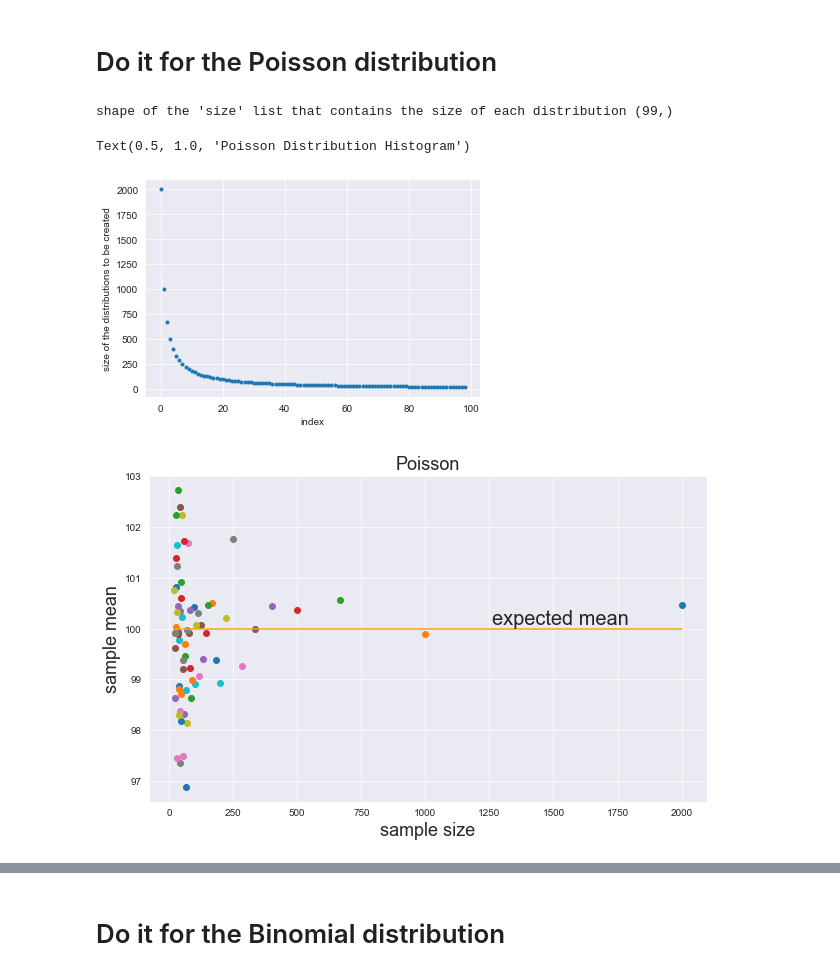
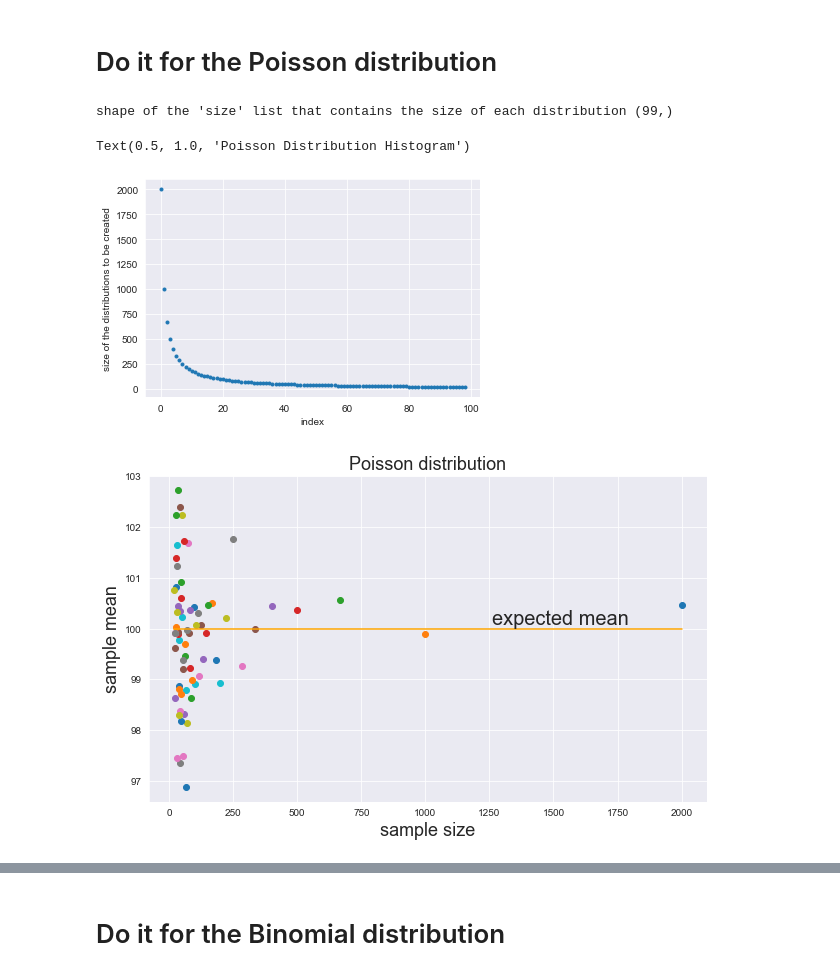
Before and after one commit to siddpatel1/DSPS_SPatel, a Jupyter notebook: HW2/SidPatel_CentralLimitTheorem.ipynb, the cells around one changed output, grey strips where cells are left out. Drawn from its saved outputs; the diff is of its cells as text; code cells hidden in the pictures.

```diff
--- a/HW2/SidPatel_CentralLimitTheorem.ipynb
+++ b/HW2/SidPatel_CentralLimitTheorem.ipynb
@@ -81,7 +81,7 @@ mydists['chisq'][100] = np.random.chisquare(mymean, size=100)
 #             a dictionary by the key 'chisq'
 # mydists['chisq'] is a dictionary with one object in it:
 #             an array of 100 elements by the key 100
-
+md = mydists
 pl.hist(md['chisq'][100], bins = 30)
 pl.ylabel('N')
 pl.xlabel('x');
@@ -175,28 +174,29 @@ pl.xlabel("index")
 pl.ylabel("size of the distributions to be created");
 
 for n in NORMmysize:
-    md['lnorm'][n] = np.random.normal(normMEAN, size = n)
+    distSID['lnorm'][n] = np.random.normal(normMEAN, size = n)
 
-md['lnorm']['means'] = {}
+distSID['lnorm']['means'] = {}
 axNorm = pl.figure(figsize=(10,6)).add_subplot(111)
 
-for nn in md['lnorm']:
+for nn in distSID['lnorm']:
     if not type(nn) == str: # needed because one element is "mean"
-        md['lnorm']['means'][nn] = md['lnorm'][nn].mean()
+        distSID['lnorm']['means'][nn] = distSID['lnorm'][nn].mean()
         #and plot it
-        axNorm.plot(nn, md['lnorm']['means'][nn], 'o')
+        axNorm.plot(nn, distSID['lnorm']['means'][nn], 'o')
         axNorm.set_xlabel('sample size', fontsize=18)
         axNorm.set_ylabel('sample mean', fontsize=18)
-axNorm.set_title('Normal', fontsize=18)
+axNorm.set_title('Normal Distribution', fontsize=18)
 axNorm.plot([min(NORMmysize), max(NORMmysize)], [normMEAN, normMEAN], 'orange')
 axNorm.text(axNorm.get_xlim()[1] * .6, 100, "expected mean",va="bottom", fontsize=20)
 
 
-NORMallMeans = list(md['lnorm']['means'].values())
+NORMallMeans = list(distSID['lnorm']['means'].values())
 pl.figure(figsize=(10, 10))
 pl.hist(NORMallMeans,bins=30)
 pl.xlabel('sample mean', fontsize = 18)
 pl.ylabel('N', fontsize = 18)
 pl.title('Normal Distribution Histogram', fontsize=18)
+print("Normal mean: %.2f, standard deviation: %.2f"%(distSID['lnorm'][100].mean(), distSID['lnorm'][100].std()))
 # %% [output]
 shape of the 'size' list that contains the size of each distribution (99,)
@@ -211,41 +211,41 @@ np.random.seed(1027)
 poisMEAN = 100
 distSID['pois'] = {}
 
 POISmysize = (2000 / (np.array(range(1, 100)))).astype(int)
 print ("shape of the 'size' list that contains the size of each distribution", mysize.shape)
 pl.plot(POISmysize, '.')
 pl.xlabel("index")
 pl.ylabel("size of the distributions to be created");
 
 for n in POISmysize:
-    md['pois'][n] = np.random.poisson(poisMEAN, size = n)
+    distSID['pois'][n] = np.random.poisson(poisMEAN, size = n)
 
-md['pois']['means'] = {}
+distSID['pois']['means'] = {}
 axPois = pl.figure(figsize=(10,6)).add_subplot(111)
 
-for nn in md['pois']:
+for nn in distSID['pois']:
     if not type(nn) == str: # needed because one element is "mean"
-        md['pois']['means'][nn] = md['pois'][nn].mean()
+        distSID['pois']['means'][nn] = distSID['pois'][nn].mean()
         #and plot it
-        axPois.plot(nn, md['pois']['means'][nn], 'o')
+        axPois.plot(nn, distSID['pois']['means'][nn], 'o')
         axPois.set_xlabel('sample size', fontsize=18)
         axPois.set_ylabel('sample mean', fontsize=18)
-axPois.set_title('Poisson', fontsize=18)
+axPois.set_title('Poisson distribution', fontsize=18)
 axPois.plot([min(POISmysize), max(POISmysize)], [poisMEAN, poisMEAN], 'orange')
 axPois.text(axPois.get_xlim()[1] * .6, 100, "expected mean",va="bottom", fontsize=20)
 
 
-POISallMeans = list(md['pois']['means'].values())
+POISallMeans = list(distSID['pois']['means'].values())
 pl.figure(figsize=(10, 10))
 pl.hist(POISallMeans,bins=30)
 pl.xlabel('sample mean', fontsize = 18)
 pl.ylabel('N', fontsize = 18)
 pl.title('Poisson Distribution Histogram', fontsize=18)
 # %% [output]
 shape of the 'size' list that contains the size of each distribution (99,)
 Text(0.5, 1.0, 'Poisson Distribution Histogram')
 [figure]
-[figure, old version]
+[figure, new version]
 [figure]
 # %% [markdown]
 # Do it for the Binomial distribution
```
Also changed, not shown: parts of 7 cells of this notebook.
